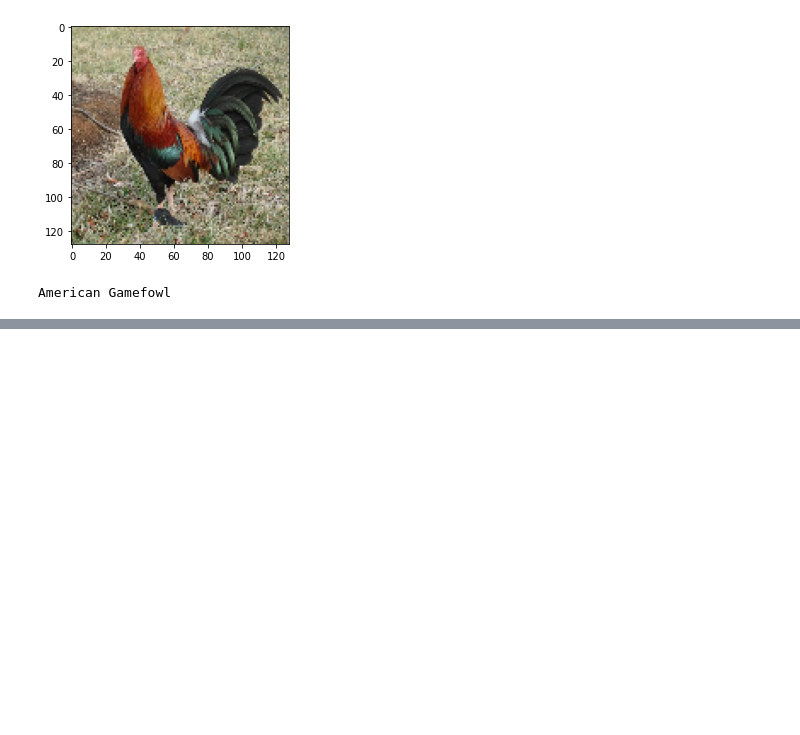
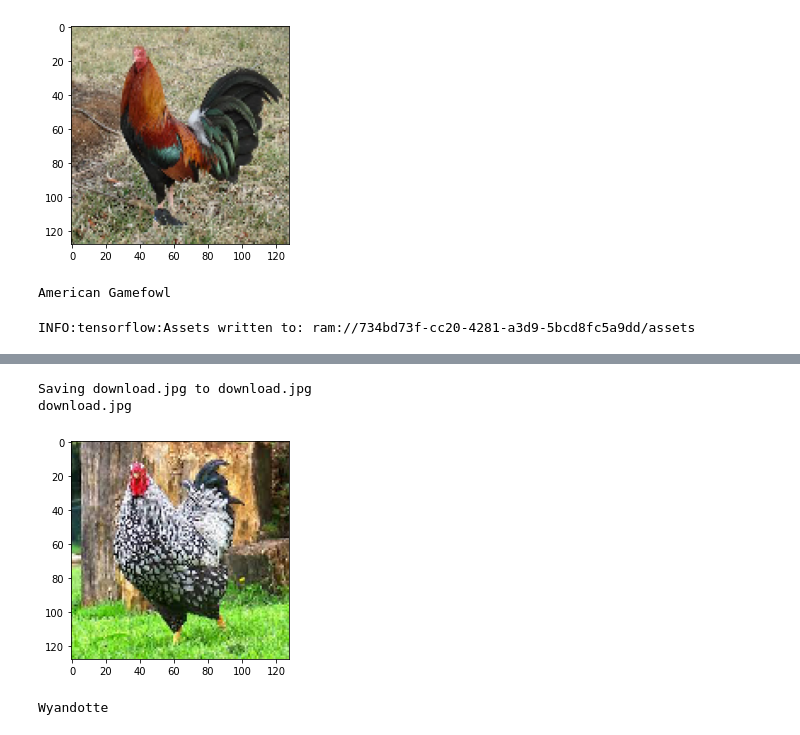
Before and after one commit to sadhityadimas/Chicken-Breeds-Image-Classification, a Jupyter notebook: chicken.ipynb, the cells around one changed output, grey strips where cells are left out. Saved outputs shown, nothing was run; the diff lists cells and outputs as text; code cells hidden in the pictures; blank space fills up the shorter version.

```diff
--- a/chicken.ipynb
+++ b/chicken.ipynb
@@ -346,0 +339,25 @@ American Gamefowl
+# %%
+#save the model in pickle
+pkl.dump(model, open('model.pkl', 'wb'))
+# %% [output]
+INFO:tensorflow:Assets written to: ram://734bd73f-cc20-4281-a3d9-5bcd8fc5a9dd/assets
+# %%
+pickled_model = pkl.load(open('model.pkl', 'rb'))
+
+#try to predict
+upload_file = files.upload()
+
+for file_name in upload_file.keys():
+
+  # predicting images
+  file_path = file_name
+  img = image.load_img(file_path, target_size=(128,128))
+  imgplot = plt.imshow(img)
+  x = image.img_to_array(img)
+  x = np.expand_dims(x, axis=0)
+
+  images = np.vstack([x])
+  predict = pickled_model.predict(images, batch_size=10)
+  print(file_name)
+  predict
+# %% [output]
@@ -346,0 +365,17 @@ American Gamefowl
+Saving download.jpg to download.jpg
+download.jpg
+[figure, added]
+# %%
+#try the prediction
+if predict[0][0] == 1.:
+  print('American Gamefowl')
+elif predict[0][1] == 1.:
+  print('Chick')
+elif predict[0][2] == 1.:
+  print('Sapphire Gem')
+elif predict[0][3] == 1.:
+  print('Speckled Sussex')
+else:
+  print('Wyandotte')
+# %% [output]
+Wyandotte
```
Also changed, not shown: parts of 15 cells of this notebook, 2 other files.
